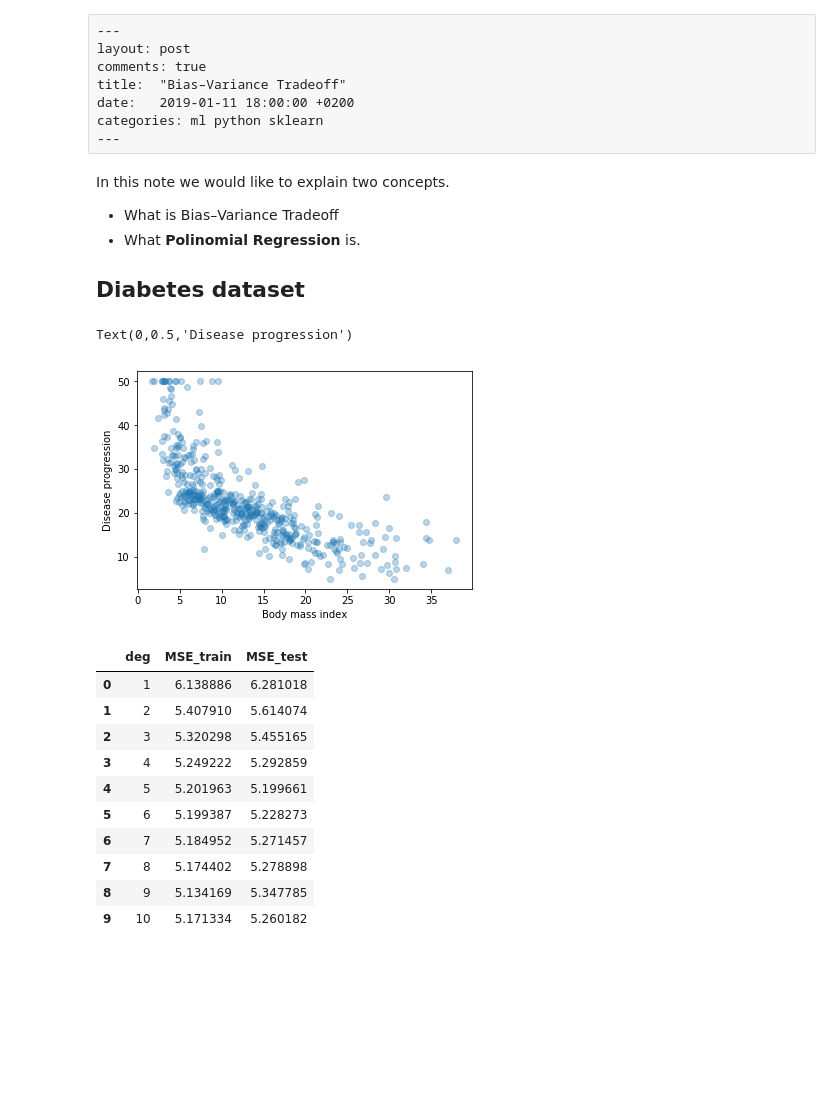
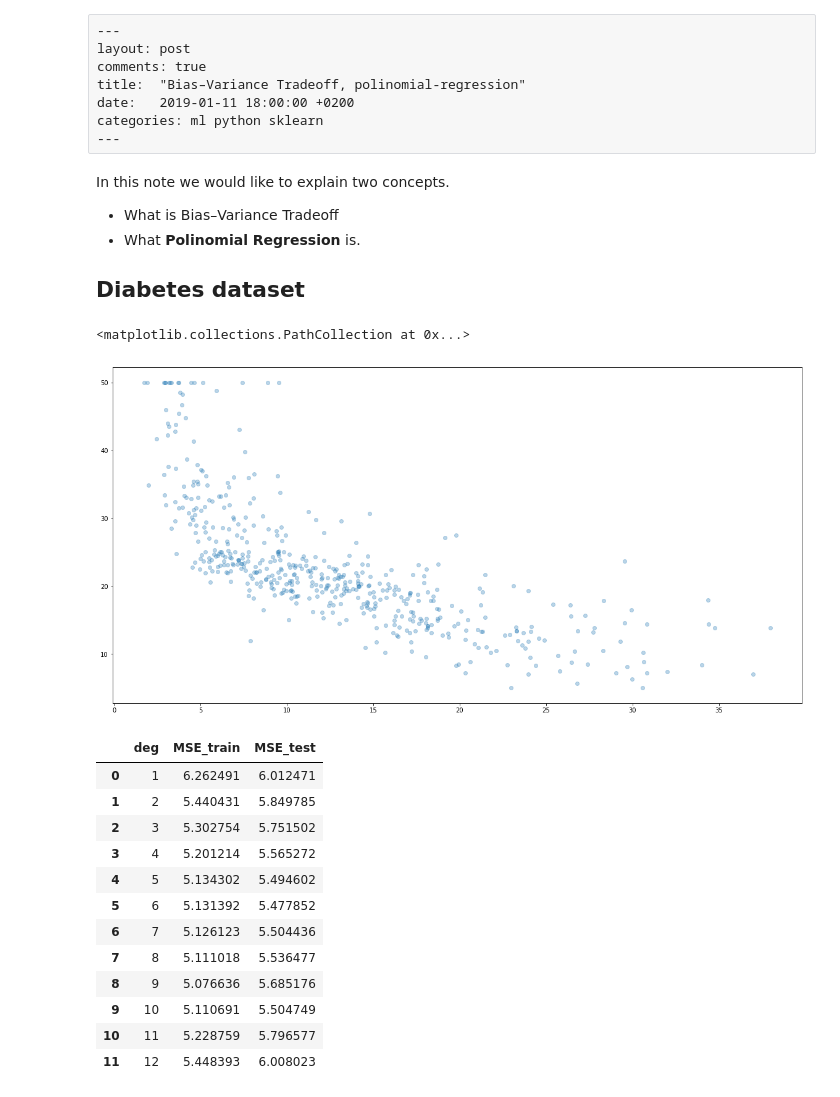
Before and after one commit to bartek-blog/bartek-blog.github.io, a Jupyter notebook: jupyter/2019-01-11-Bias-Variance-Tradeoff.ipynb, the cells around one changed output. Saved outputs shown, nothing was run; the diff lists cells and outputs as text; code cells hidden in the pictures; blank space fills up the shorter version.

```diff
--- a/jupyter/2019-01-11-Bias-Variance-Tradeoff.ipynb
+++ b/jupyter/2019-01-11-Bias-Variance-Tradeoff.ipynb
@@ -2,7 +2,7 @@
 ---
 layout: post
 comments: true
-title:  "Bias–Variance Tradeoff"
+title:  "Bias–Variance Tradeoff, polinomial-regression"
 date:   2019-01-11 18:00:00 +0200
 categories: ml python sklearn
 ---
@@ -21,0 +21,2 @@ data = datasets.load_diabetes()
+# %%
+matplotlib.rcParams['figure.figsize'] = [20, 10]
@@ -22,14 +25,14 @@ data = datasets.load_diabetes()
 # %%
 from sklearn.datasets import load_boston
 data = load_boston()
 
 X = data.data[:, [12]]
-
+y = data.target
 
 plt.scatter(X[:, 0], y, alpha=0.3)
-plt.xlabel("Body mass index")
-plt.ylabel("Disease progression")
+#plt.xlabel("Body mass index")
+#plt.ylabel("Disease progression")
 # %% [output]
-Text(0,0.5,'Disease progression')
+<matplotlib.collections.PathCollection at 0x...>
-[figure, old version]
+[figure, new version]
 # %%
@@ -42,39 +44,43 @@ X_train, X_test, y_train, y_test = train_test_split(X, y, random_state=600, test
 # %%
 from sklearn.metrics import mean_squared_error
 
-def fit_and_evaluate(columns, X_train, X_test, y_test):
+def fit_and_evaluate(reg, columns, X_train, X_test, y_test):
     reg.fit(X_train[:, columns], y_train)
     y_train_hat = reg.predict(X_train[:, columns])
     y_test_hat = reg.predict(X_test[:, columns])
     return np.sqrt(mean_squared_error(y_train, y_train_hat)), np.sqrt(mean_squared_error(y_test, y_test_hat))
 
 from sklearn.linear_model import LinearRegression
-reg = LinearRegression()
+
 performance = pd.DataFrame(
         columns=["deg", "MSE_train", "MSE_test"]
     )
-
+regs = []
 for i in range(1, MAX_DEG+1):
-    mses = fit_and_evaluate(list(range(i)), X_train, X_test, y_test)
+    reg = LinearRegression()
+    mses = fit_and_evaluate(reg, list(range(i)), X_train, X_test, y_test)
     new_row = pd.DataFrame({
         "deg": [i],
         "MSE_train": [mses[0]],
         "MSE_test": [mses[1]]
     })
     performance = performance.append(new_row, ignore_index = True)
+    regs.append(reg)
 performance
 # %% [output]
 |  | deg | MSE_train | MSE_test |
-| 0 | 1 | 6.138886 | 6.281018 |
-| 1 | 2 | 5.407910 | 5.614074 |
-| 2 | 3 | 5.320298 | 5.455165 |
-| 3 | 4 | 5.249222 | 5.292859 |
-| 4 | 5 | 5.201963 | 5.199661 |
-| 5 | 6 | 5.199387 | 5.228273 |
-| 6 | 7 | 5.184952 | 5.271457 |
-| 7 | 8 | 5.174402 | 5.278898 |
-| 8 | 9 | 5.134169 | 5.347785 |
-| 9 | 10 | 5.171334 | 5.260182 |
+| 0 | 1 | 6.262491 | 6.012471 |
+| 1 | 2 | 5.440431 | 5.849785 |
+| 2 | 3 | 5.302754 | 5.751502 |
+| 3 | 4 | 5.201214 | 5.565272 |
+| 4 | 5 | 5.134302 | 5.494602 |
+| 5 | 6 | 5.131392 | 5.477852 |
+| 6 | 7 | 5.126123 | 5.504436 |
+| 7 | 8 | 5.111018 | 5.536477 |
+| 8 | 9 | 5.076636 | 5.685176 |
+| 9 | 10 | 5.110691 | 5.504749 |
+| 10 | 11 | 5.228759 | 5.796577 |
+| 11 | 12 | 5.448393 | 6.008023 |
 # %%
 plt.scatter(performance["deg"], performance["MSE_train"], alpha = 0.3, c="blue")
 plt.plot(performance["deg"], performance["MSE_train"], alpha = 0.3, c="blue")
```
Also changed, not shown: parts of 40 cells of this notebook, 32 other files.
